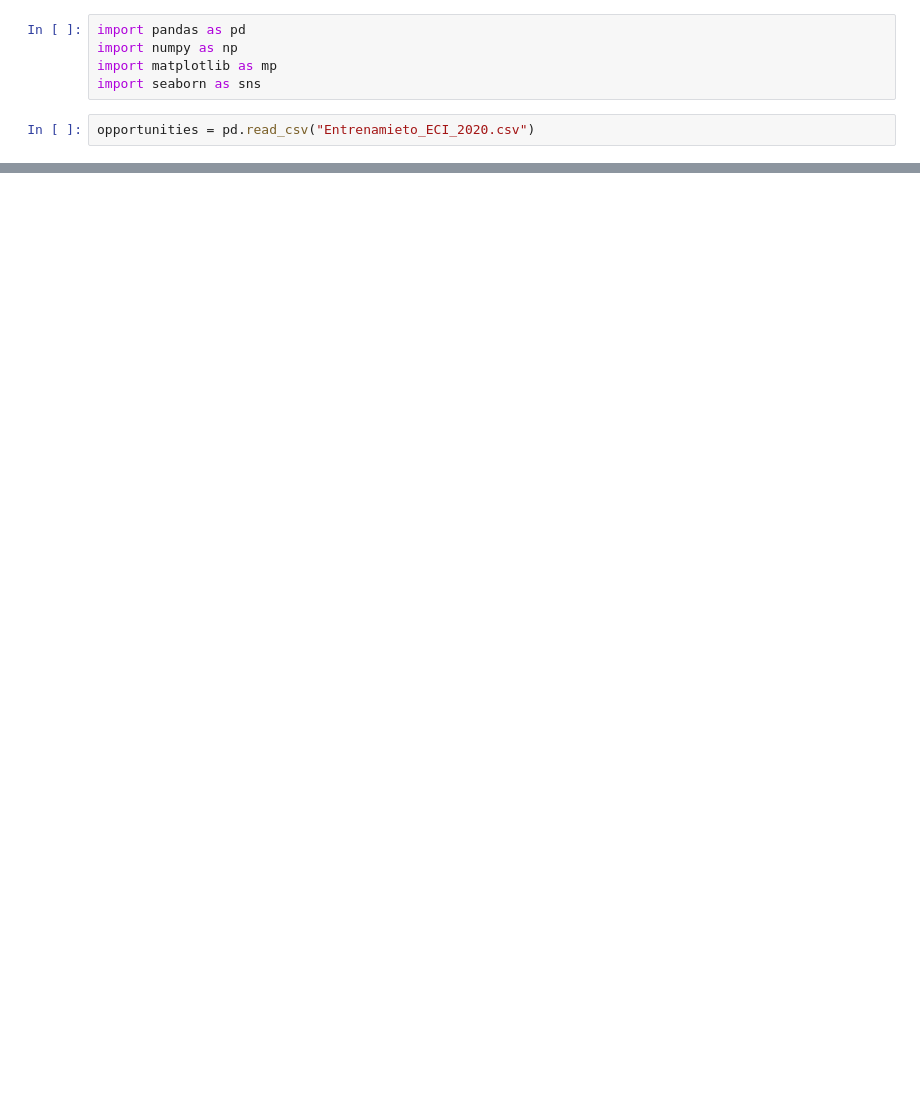
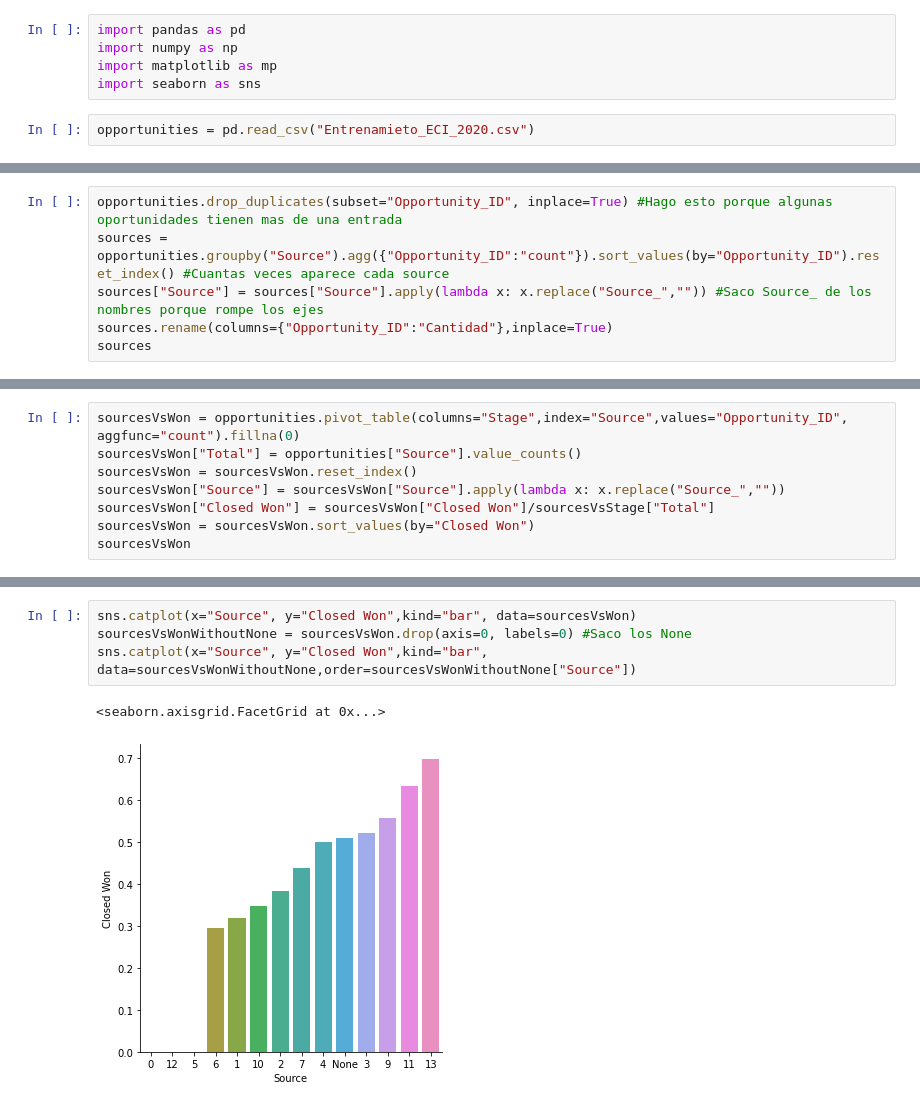
Before and after one commit to RiedelNicolas/75.06-2C2020-TP1, a Jupyter notebook: Source Analysis.ipynb, the cells around one changed output, grey strips where cells are left out. Drawn from its saved outputs; the diff is of its cells as text; blank space fills up the shorter version.

Commit message:
Sigo con el analisis de source

```diff
--- a/Source Analysis.ipynb
+++ b/Source Analysis.ipynb
@@ -34,0 +10,6 @@ sources.plot(kind="bar")
+# %%
+opportunities.drop_duplicates(subset="Opportunity_ID", inplace=True) #Hago esto porque algunas oportunidades tienen mas de una entrada
+sources = opportunities.groupby("Source").agg({"Opportunity_ID":"count"}).sort_values(by="Opportunity_ID").reset_index() #Cuantas veces aparece cada source
+sources["Source"] = sources["Source"].apply(lambda x: x.replace("Source_","")) #Saco Source_ de los nombres porque rompe los ejes
+sources.rename(columns={"Opportunity_ID":"Cantidad"},inplace=True)
+sources
@@ -34,0 +42,8 @@ sources.plot(kind="bar")
+# %%
+sourcesVsWon = opportunities.pivot_table(columns="Stage",index="Source",values="Opportunity_ID", aggfunc="count").fillna(0)
+sourcesVsWon["Total"] = opportunities["Source"].value_counts()
+sourcesVsWon = sourcesVsWon.reset_index()
+sourcesVsWon["Source"] = sourcesVsWon["Source"].apply(lambda x: x.replace("Source_",""))
+sourcesVsWon["Closed Won"] = sourcesVsWon["Closed Won"]/sourcesVsStage["Total"]
+sourcesVsWon = sourcesVsWon.sort_values(by="Closed Won")
+sourcesVsWon
@@ -34,0 +66,7 @@ sources.plot(kind="bar")
+# %%
+sns.catplot(x="Source", y="Closed Won",kind="bar", data=sourcesVsWon)
+sourcesVsWonWithoutNone = sourcesVsWon.drop(axis=0, labels=0) #Saco los None
+sns.catplot(x="Source", y="Closed Won",kind="bar", data=sourcesVsWonWithoutNone,order=sourcesVsWonWithoutNone["Source"])
+# %% [output]
+<seaborn.axisgrid.FacetGrid at 0x...>
+[figure, added]
```
Also changed, not shown: parts of 17 cells of this notebook.
